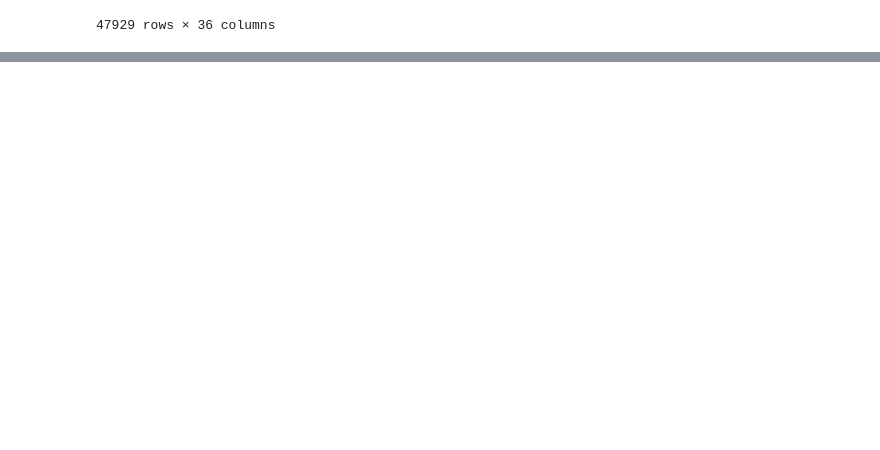
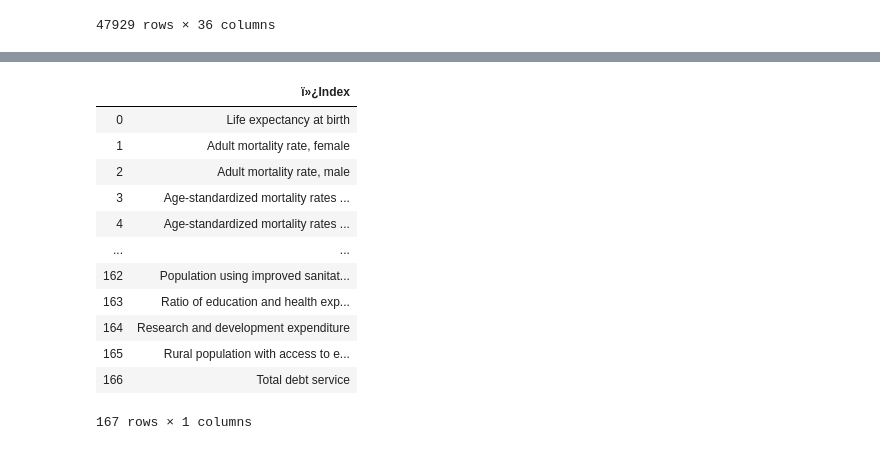
Before and after one commit to Walras-data/Index, a Jupyter notebook: Index Creation.ipynb, the cells around one changed output, grey strips where cells are left out. Saved outputs shown, nothing was run; the diff lists cells and outputs as text; code cells hidden in the pictures; blank space fills up the shorter version.

```diff
--- a/Index Creation.ipynb
+++ b/Index Creation.ipynb
@@ -81,0 +211,17 @@ d[4]
+# %%
+hdindicators = pd.read_csv('HDI.csv', sep='delimiter')
+hdindicators
+# %% [output]
+|  | ï»¿Index |
+| 0 | Life expectancy at birth |
+| 1 | Adult mortality rate, female |
+| 2 | Adult mortality rate, male |
+| 3 | Age-standardized mortality rates ... |
+| 4 | Age-standardized mortality rates ... |
+| ... | ... |
+| 162 | Population using improved sanitat... |
+| 163 | Ratio of education and health exp... |
+| 164 | Research and development expenditure |
+| 165 | Rural population with access to e... |
+| 166 | Total debt service |
+167 rows × 1 columns
```
Also changed, not shown: parts of 8 cells of this notebook, 3 other files.
